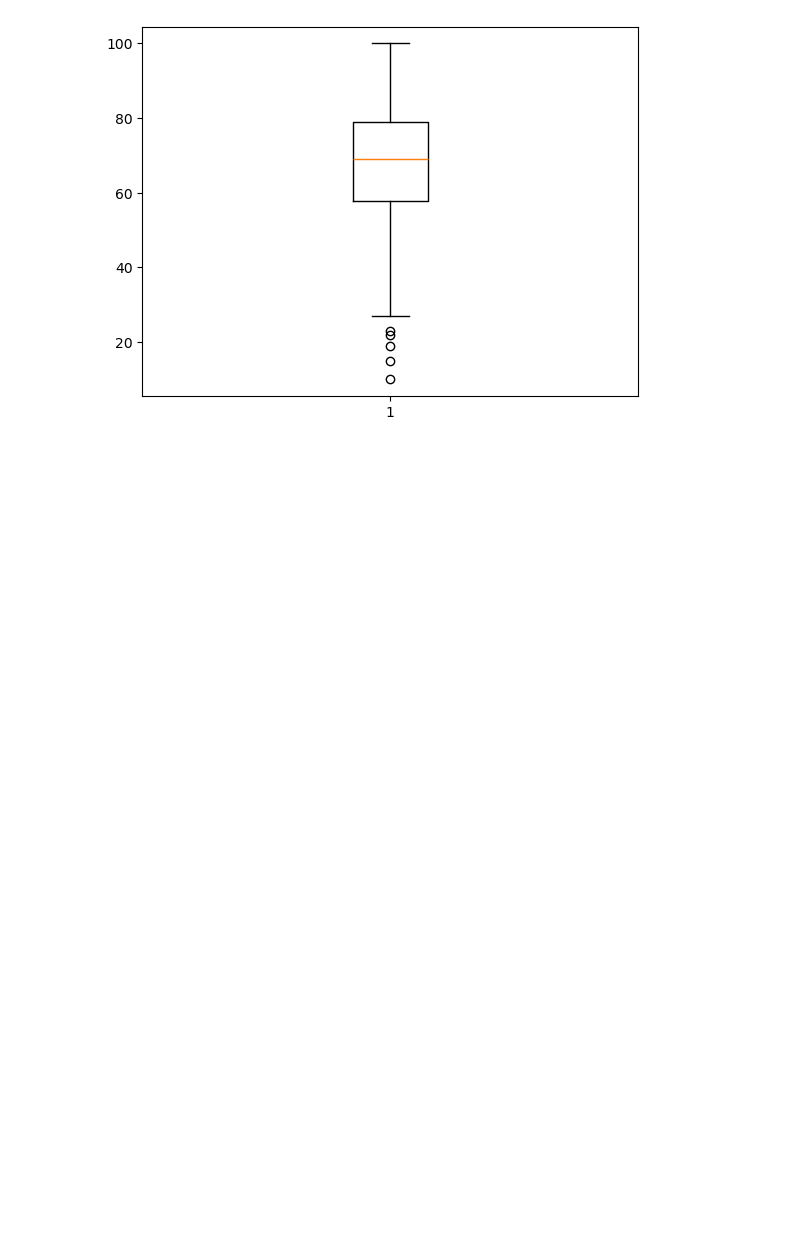
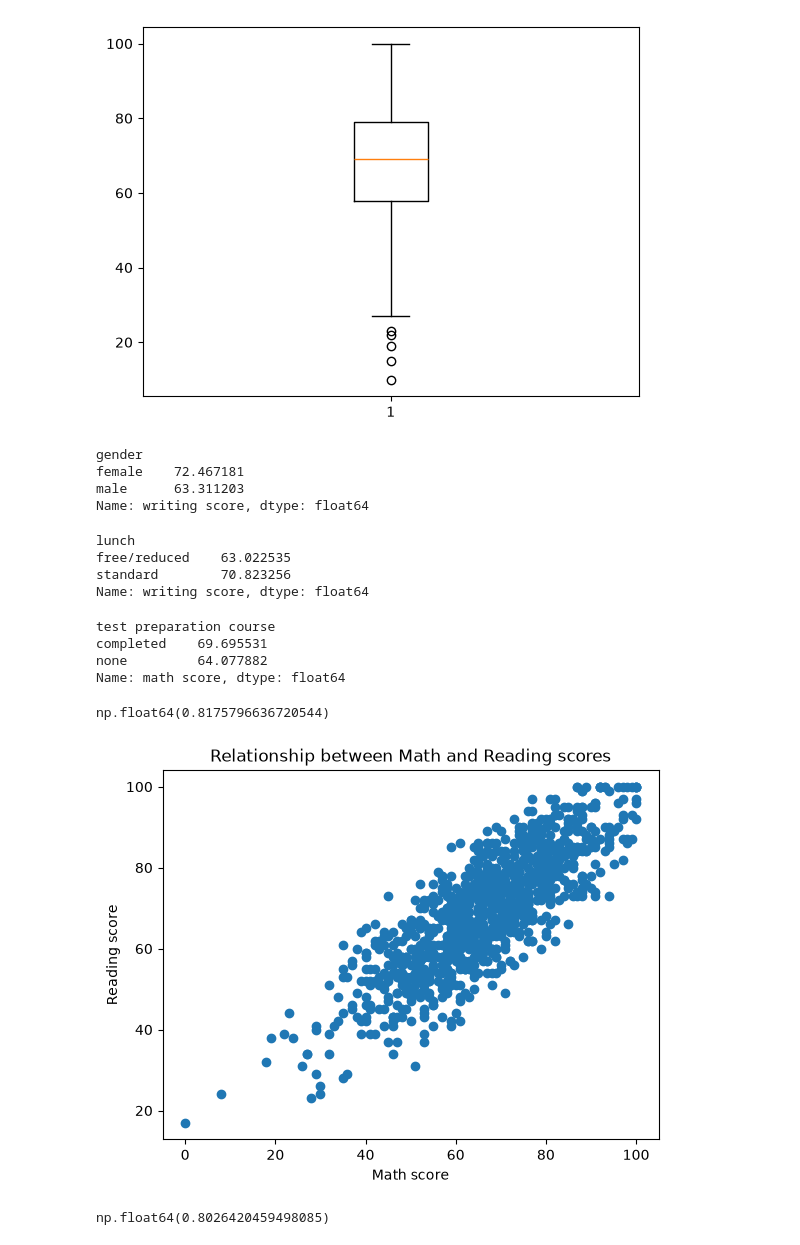
Before and after one commit to Andies-collab/student-performance, a Jupyter notebook: notebooks/EDA.ipynb, the cells around one changed output. Cells and saved outputs as stored; diff of their text form; code cells hidden in the pictures; blank space fills up the shorter version.

```diff
--- a/notebooks/EDA.ipynb
+++ b/notebooks/EDA.ipynb
@@ -246,3 +332,24 @@ plt.boxplot(df['writing score'])
  'fliers': [<matplotlib.lines.Line2D at 0x...>],
  'means': []}
 [figure]
+# %%
+df.groupby(['gender'])['writing score'].mean()
+# %% [output]
+gender
+female    72.467181
+male      63.311203
+Name: writing score, dtype: float64
+# %%
+df.groupby(['lunch'])['writing score'].mean()
+# %% [output]
+lunch
+free/reduced    63.022535
+standard        70.823256
+Name: writing score, dtype: float64
+# %%
+df.groupby(['test preparation course'])['math score'].mean()
+# %% [output]
+test preparation course
+completed    69.695531
+none         64.077882
+Name: math score, dtype: float64
@@ -248,0 +358,16 @@ plt.boxplot(df['writing score'])
+# %%
+df['math score'].corr(df['reading score'])
+# %% [output]
+np.float64(0.8175796636720544)
+# %%
+plt.title('Relationship between Math and Reading scores')
+plt.xlabel('Math score')
+plt.ylabel('Reading score')
+plt.scatter(df['math score'],df['reading score'])
+plt.show()
+# %% [output]
+[figure, added]
+# %%
+df['math score'].corr(df['writing score'])
+# %% [output]
+np.float64(0.8026420459498085)
```
Also changed, not shown: parts of 60 cells of this notebook.
